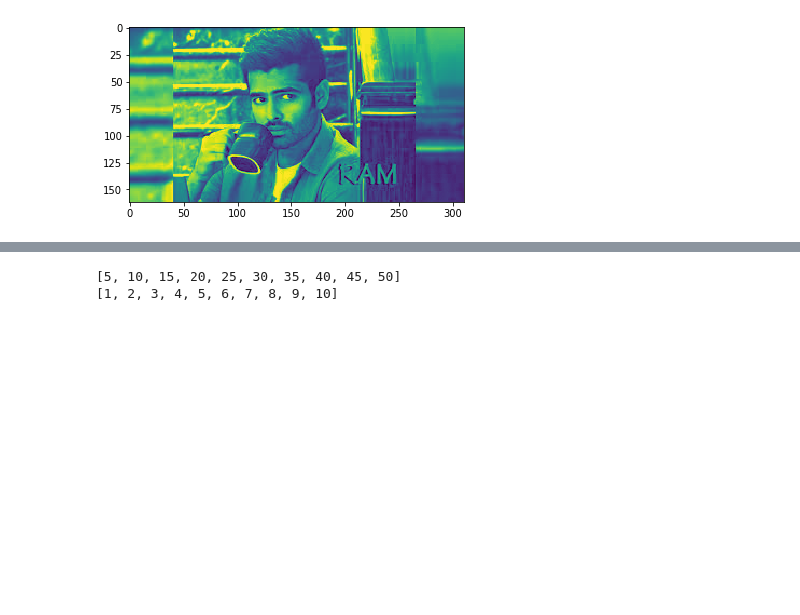
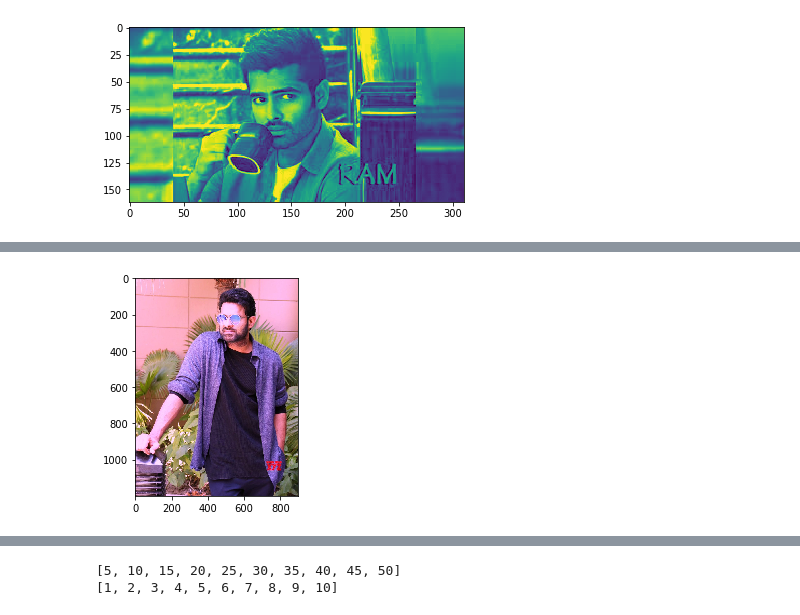
Before and after one commit to liki456/gitbasics-mstp-level1-546, a Jupyter notebook: 22-10-2019/22-10(Matplot).ipynb, the cells around one changed output, grey strips where cells are left out. Drawn from its saved outputs; the diff is of its cells as text; code cells hidden in the pictures; blank space fills up the shorter version.

```diff
--- a/22-10-2019/22-10(Matplot).ipynb
+++ b/22-10-2019/22-10(Matplot).ipynb
@@ -163,0 +170,10 @@ pl.colorbar()
+# %%
+#apply psudo color to an image
+#x=ram.imread('prabhas3')
+#c=x[:,:,2]    # apply psudo color
+#pl.imshow(c)
+image=ram.imread('prabhas3')
+pl.imshow(image)
+pl.show()
+# %% [output]
+[figure, added]
```
Also changed, not shown: parts of 8 cells of this notebook, 5 other files.
